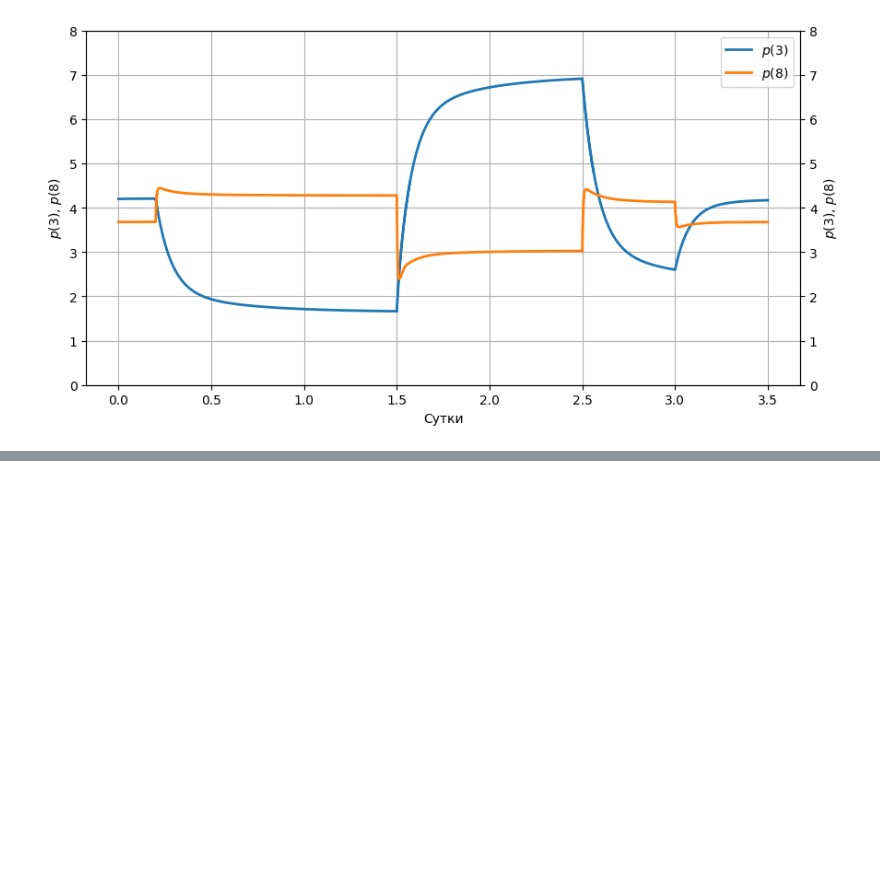
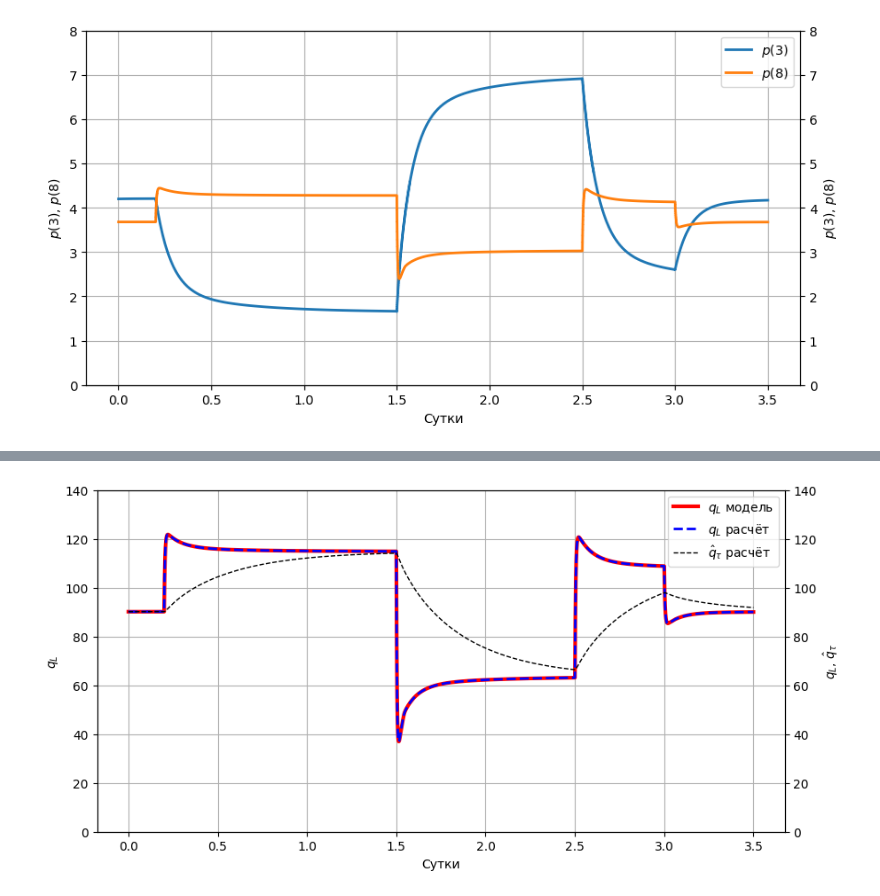
Before and after one commit to IANovoselov/well, a Jupyter notebook: well.ipynb, the cells around one changed output, grey strips where cells are left out. Cells and saved outputs as stored; diff of their text form; code cells hidden in the pictures; blank space fills up the shorter version.

```diff
--- a/well.ipynb
+++ b/well.ipynb
@@ -637,0 +688,19 @@ calc_df = pd.DataFrame({'q_N': calc_q_N.values, 'q': calc_q.values, '_q': calc__
+# %%
+from matplotlib import pyplot as plt
+fig, ax = plt.subplots(figsize=(10, 5))
+
+twin1 = ax.twinx()
+
+p1, = ax.plot(df['x'], df['q_L'], 'r', lw=3, label="$q_L$ модель")
+p2, = ax.plot(df['x'][:-denominator:denominator], calc_df['q_L'], 'b--', lw=2, label=r"$q_L$ расчёт")
+p3, = ax.plot(df['x'][:-denominator:denominator], calc_df['_q_t'], 'k--', lw=1, label=r"$\^{q}_\tau$ расчёт")
+
+
+ax.set(ylim=(0, 140), xlabel="Сутки", ylabel="$q_L$")
+twin1.set(ylim=(0, 140), ylabel=r"$q_L$, $\^{q}_\tau$")
+
+ax.legend(handles=[p1, p2, p3])
+ax.grid()
+plt.show()
+# %% [output]
+[figure, added]
```
Also changed, not shown: parts of 6 cells of this notebook.
